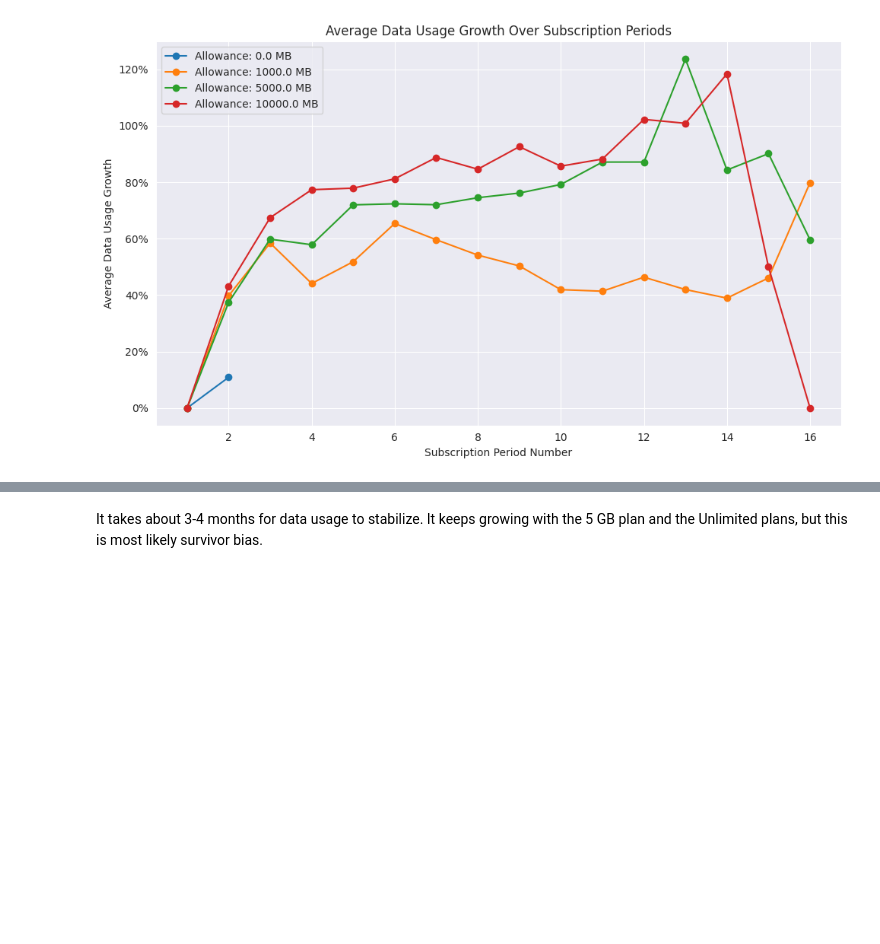
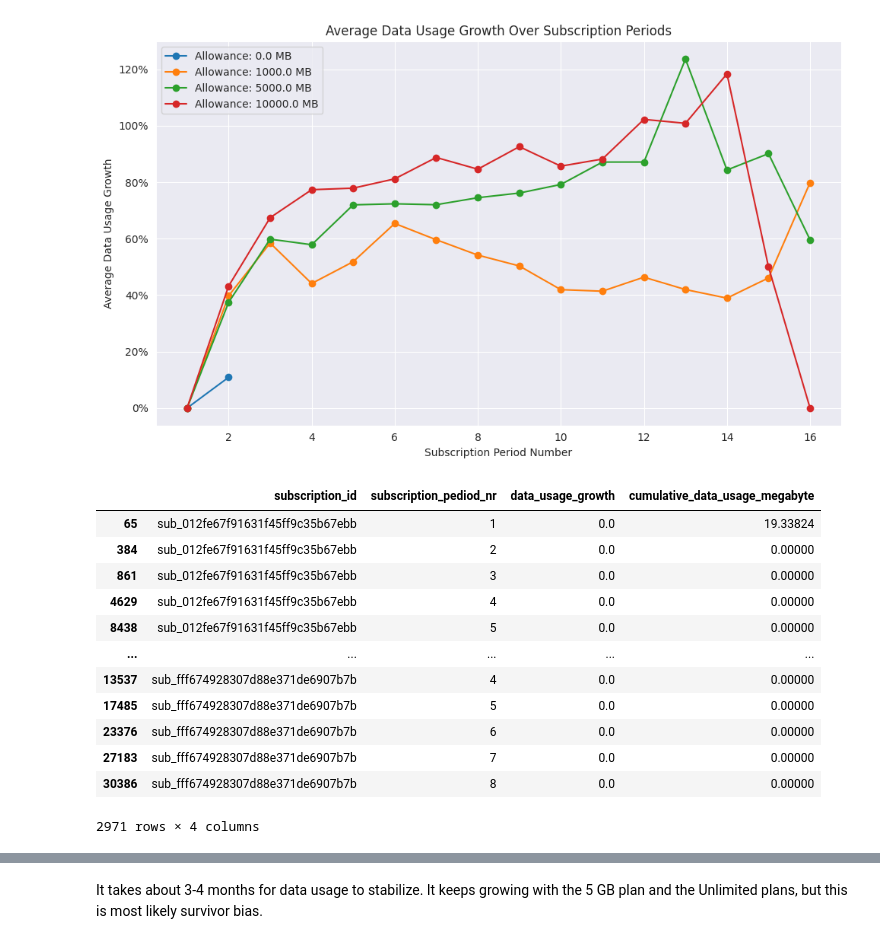
Before and after one commit to karpatika92/data-analyst-hiring-gigs, a Jupyter notebook: analysis.ipynb, the cells around one changed output, grey strips where cells are left out. Saved outputs shown, nothing was run; the diff lists cells and outputs as text; code cells hidden in the pictures; blank space fills up the shorter version.

```diff
--- a/analysis.ipynb
+++ b/analysis.ipynb
@@ -416,3 +425,30 @@ ax.legend()
 plt.tight_layout()
 # %% [output]
 [figure]
+# %%
+analysis_df.loc[lambda df: df["max_subscription_days"] > 70].loc[
+    lambda df: df["subscription_pediod_nr"] <= 8
+].loc[lambda df: df["data_allowance_mb"] == 10000][
+    [
+        "subscription_id",
+        "subscription_pediod_nr",
+        "data_usage_growth",
+        "cumulative_data_usage_megabyte",
+    ]
+].sort_values(
+    ["subscription_id", "subscription_pediod_nr"]
+)
+# %% [output]
+|  | subscription_id | subscription_pediod_nr | data_usage_growth | cumulative_data_usage_megabyte |
+| 65 | sub_012fe67f91631f45ff9c35b67ebb | 1 | 0.0 | 19.33824 |
+| 384 | sub_012fe67f91631f45ff9c35b67ebb | 2 | 0.0 | 0.00000 |
+| 861 | sub_012fe67f91631f45ff9c35b67ebb | 3 | 0.0 | 0.00000 |
+| 4629 | sub_012fe67f91631f45ff9c35b67ebb | 4 | 0.0 | 0.00000 |
+| 8438 | sub_012fe67f91631f45ff9c35b67ebb | 5 | 0.0 | 0.00000 |
+| ... | ... | ... | ... | ... |
+| 13537 | sub_fff674928307d88e371de6907b7b | 4 | 0.0 | 0.00000 |
+| 17485 | sub_fff674928307d88e371de6907b7b | 5 | 0.0 | 0.00000 |
+| 23376 | sub_fff674928307d88e371de6907b7b | 6 | 0.0 | 0.00000 |
+| 27183 | sub_fff674928307d88e371de6907b7b | 7 | 0.0 | 0.00000 |
+| 30386 | sub_fff674928307d88e371de6907b7b | 8 | 0.0 | 0.00000 |
+2971 rows × 4 columns
```
Also changed, not shown: parts of 8 cells of this notebook, 1 other file.
